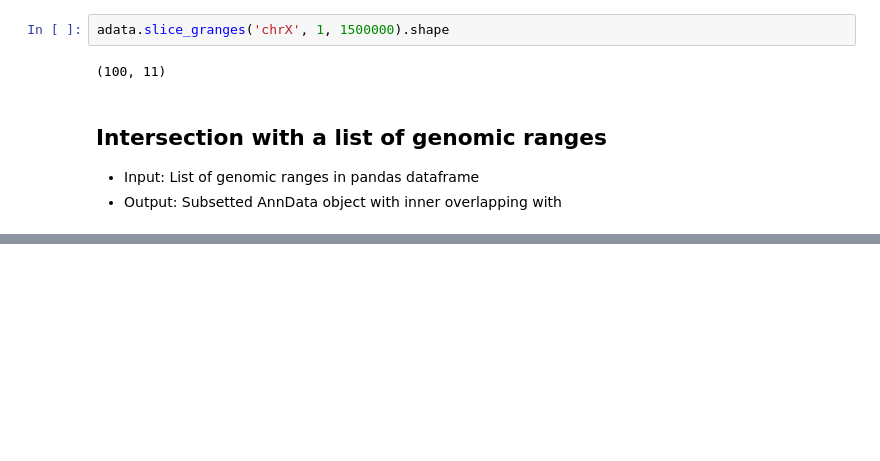
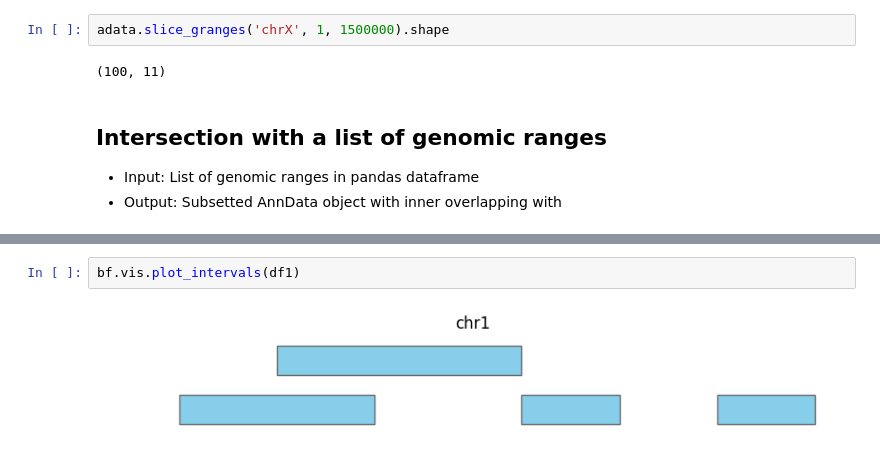
Before and after one commit to schlesnerlab/anndata-ranges, a Jupyter notebook: codebase/bioframe_ranges.ipynb, the cells around one changed output, grey strips where cells are left out. Saved outputs shown, nothing was run; the diff lists cells and outputs as text; blank space fills up the shorter version.

```diff
--- a/codebase/bioframe_ranges.ipynb
+++ b/codebase/bioframe_ranges.ipynb
@@ -81,0 +141,4 @@ adata.slice_granges('chrX', 1, 1500000).shape
+# %%
+bf.vis.plot_intervals(df1)
+# %% [output]
+[figure, added]
```
Also changed, not shown: parts of 8 cells of this notebook.
